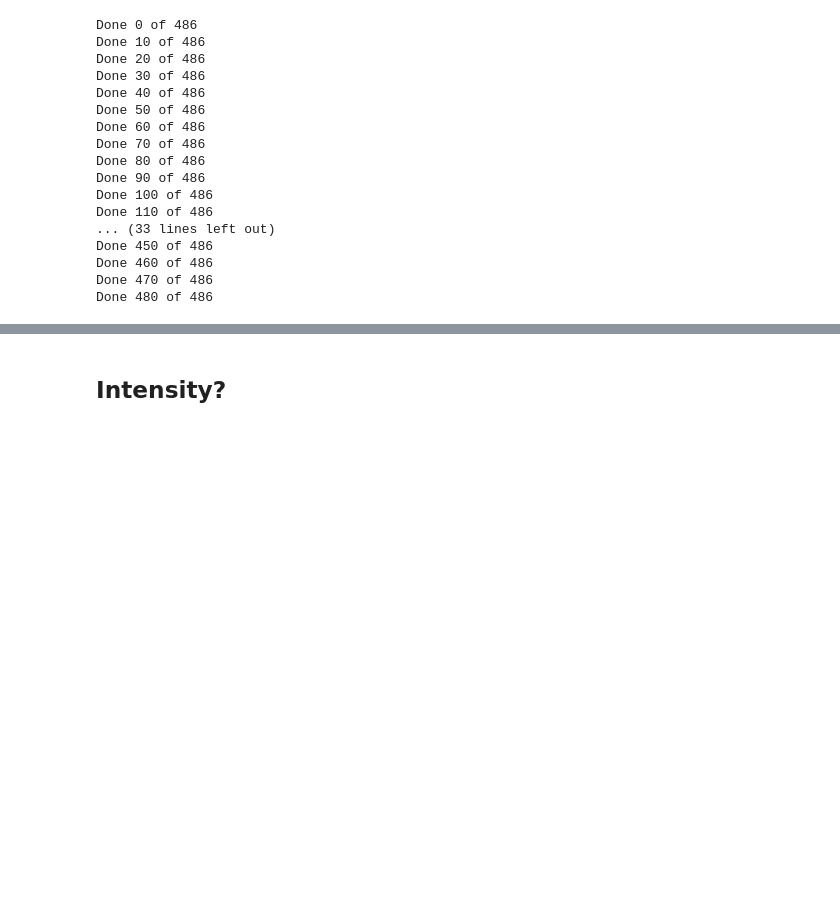
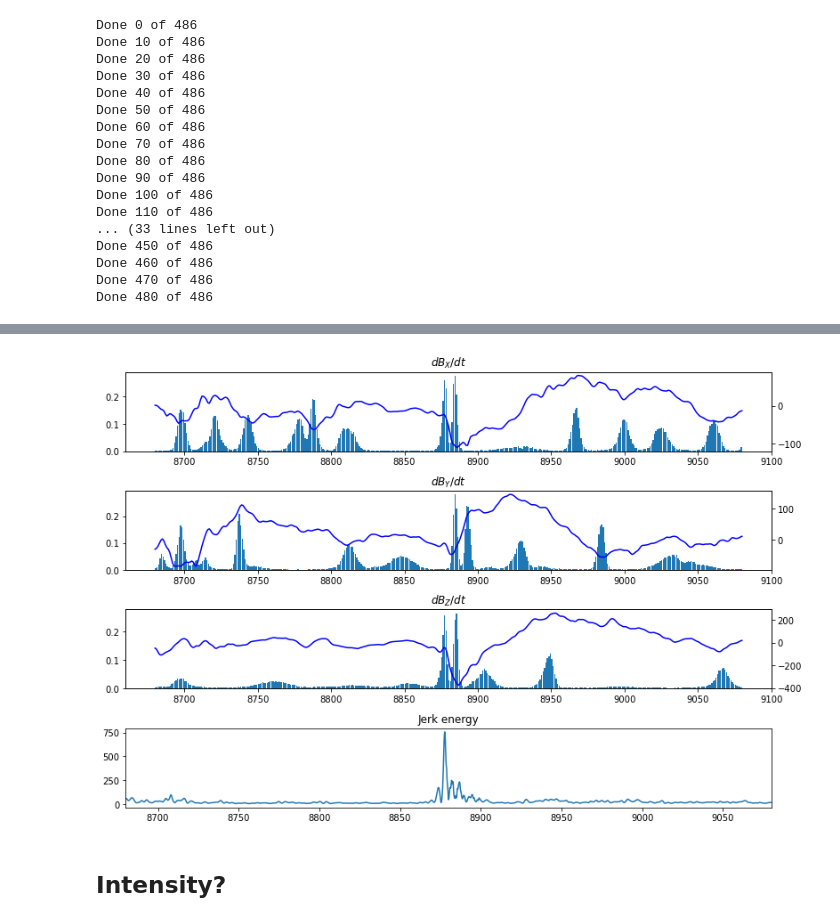
Before and after one commit to plivermore/jerk_finder, a Jupyter notebook: path_model_jerks.ipynb, the cells around one changed output, grey strips where cells are left out. Saved outputs shown, nothing was run; the diff lists cells and outputs as text; code cells hidden in the pictures; blank space fills up the shorter version.

```diff
--- a/path_model_jerks.ipynb
+++ b/path_model_jerks.ipynb
@@ -356,0 +522,95 @@ with open("Jerk9_lat_long.results", "rb") as fp:   # Unpickling
+# %%
+# test
+radius = 6371.
+theta = 90
+phi = 40
+jerk_number = 8 # in Python indexing
+
+# sample every year
+time_yearly = np.arange(jerk_times[jerk_number]-200,jerk_times[jerk_number]+200+1)
+
+Br, Btheta, Bphi = cp.model_utils.synth_values(coeffs, radius, theta, phi,nmax=13)
+Br_yearly,Btheta_yearly, Bphi_yearly = np.interp(time_yearly, time, Br ), np.interp(time_yearly, time, Btheta ), np.interp(time_yearly, time, Bphi )
+Bx_dot, By_dot, Bz_dot = -np.gradient(Btheta_yearly,time_yearly), np.gradient(Bphi_yearly,time_yearly), -np.gradient(Br_yearly,time_yearly)
+
+
+run_components=[0,1,2] #compute for X,Y,Z components of SV
+SV_error = 10
+
+discretise_size = 100
+TIMES = time_yearly
+NUM_DATA = len(TIMES)
+TIMES_MIN = TIMES.min()
+TIMES_MAX = TIMES.max()
+CP_NBINS = 1*np.int(TIMES_MAX - TIMES_MIN) #one per year
+CP_hist_save = np.zeros( (len(run_components),CP_NBINS), dtype=int )
+
+for i in run_components:
+    if i == 0:
+        SV = Bx_dot
+    elif i == 1:
+        SV = By_dot
+    else:
+        SV = Bz_dot
+
+    delta_SV = SV_error * 0.01 * (SV.max() - SV.min()) * np.ones(NUM_DATA,dtype=float)
+    SV_MIN = -400
+    SV_MAX = 400
+
+    K_MIN = 0
+    K_MAX = 100
+    sigmas = np.array([10,5,10],dtype = float)
+    TIME_grid = np.linspace(TIMES_MIN, TIMES_MAX, discretise_size, endpoint=True)
+    # sigma_change_value = sigmas(1)
+    # sigma_move = sigmas(2)
+    # sigma_birth = sigmas(3)
+
+    THIN = 100
+    NBINS = 100
+    credible = 0.0
+    RUNNING_MODE = 1
+    burn_in = 10000
+    NSAMPLE = 2000000+burn_in
+    Acceptance_rates=np.zeros(4)
+    AV = np.zeros(discretise_size,dtype=float)
+    SUP = np.zeros(discretise_size,dtype=float)
+    INF = np.zeros(discretise_size,dtype=float)
+    MEDIAN = np.zeros(discretise_size,dtype=float)
+    MODE = np.zeros(discretise_size,dtype=float)
+    CP_hist_run = np.zeros( CP_NBINS, dtype=int )
+    MARGINAL_DENSITY = np.zeros( (discretise_size,NBINS),dtype=float )
+    N_CP_hist = np.zeros( K_MAX, dtype=int)
+
+    (Acceptance_rates, SUP, INF, AV, MEDIAN, MODE, CP_hist_run, MARGINAL_DENSITY, N_CP_hist) = jerks.rjmcmc(
+     sigmas=sigmas, burn_in=burn_in,
+     nsample=NSAMPLE, num_data=NUM_DATA, times=TIMES, y=SV, delta_y=delta_SV,
+     y_min=SV_MIN, y_max=SV_MAX, times_min=TIMES_MIN, times_max=TIMES_MAX, k_min=K_MIN,
+     k_max=K_MAX, discretise_size=discretise_size, cp_nbins = CP_NBINS,
+     thin=THIN, nbins=NBINS, credible=credible, running_mode=RUNNING_MODE)
+    CP_hist_save[i,:] = CP_hist_run[:]
+    print(i, Acceptance_rates)
+
+plt.figure()
+f, (ax1, ax2,ax3,ax4) = plt.subplots(4, 1, figsize=(13,9) )
+fac = (NSAMPLE-burn_in)/THIN
+left_edges = np.linspace(TIMES_MIN, TIMES_MAX, CP_NBINS,endpoint=False)
+ax1.bar(left_edges, CP_hist_save[0,:]/fac, align='edge', width = 0.85*(left_edges[1] - left_edges[0]))
+ax2.bar(left_edges, CP_hist_save[1,:]/fac, align='edge', width = 0.85*(left_edges[1] - left_edges[0]))
+ax3.bar(left_edges, CP_hist_save[2,:]/fac, align='edge', width = 0.85*(left_edges[1] - left_edges[0]))
+ax5 = ax1.twinx()
+ax5.plot(TIMES,Bx_dot,'b')
+ax5 = ax2.twinx()
+ax5.plot(TIMES,By_dot,'b')
+ax5 = ax3.twinx()
+ax5.plot(TIMES,Bz_dot,'b')
+
+time_EJ, EJ = np.loadtxt('Jerk_energy.dat',unpack=True)
+ax4.plot(time_EJ, EJ )
+ax4.set_xlim(time_yearly.min(), time_yearly.max() )
+ax4.set_title('Jerk energy')
+
+ax1.set_title(r'$d{B_X}/dt$')
+ax2.set_title(r'$d{B_Y}/dt$')
+ax3.set_title(r'$d{B_Z}/dt$')
+plt.subplots_adjust(left=None, bottom=None, right=None, top=None, wspace=None, hspace=0.5)
+# %% [output]
@@ -357,2 +621,3 @@ with open("Jerk9_lat_long.results", "rb") as fp:   # Unpickling
+[figure, added]
 # %%
 # Make movie of jerk occurences
```
Also changed, not shown: parts of 9 cells of this notebook, 5 other files.
